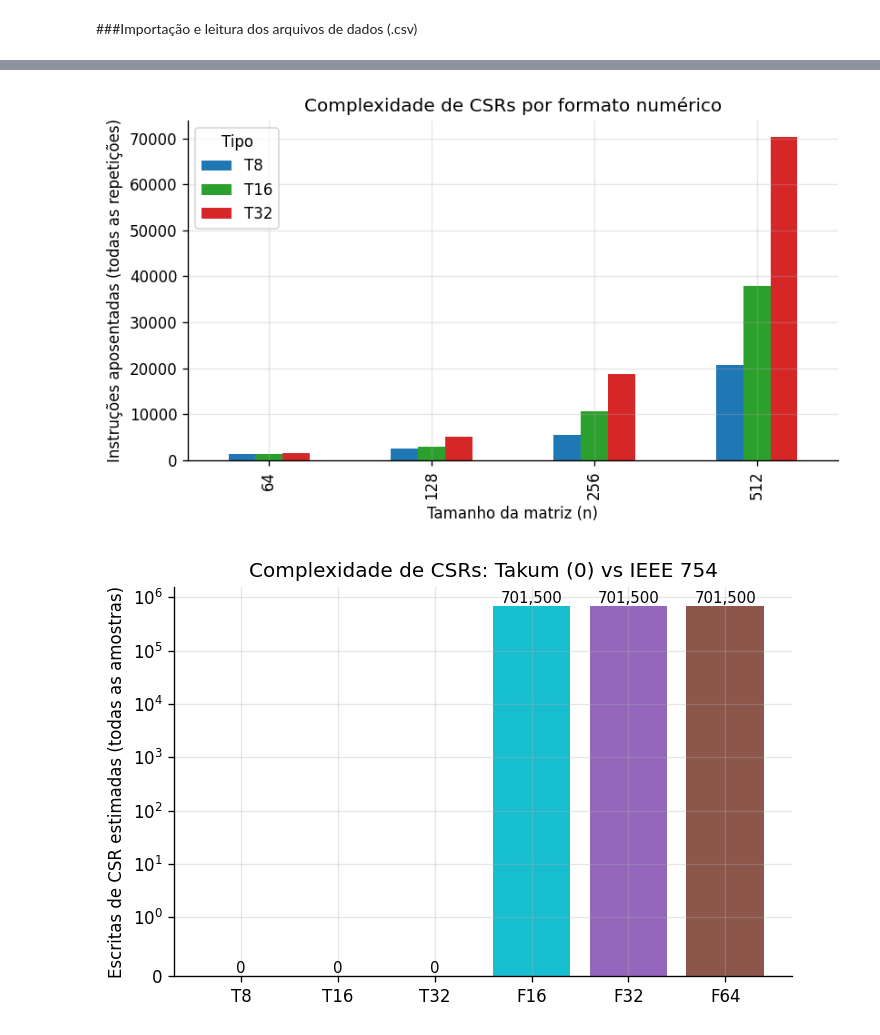
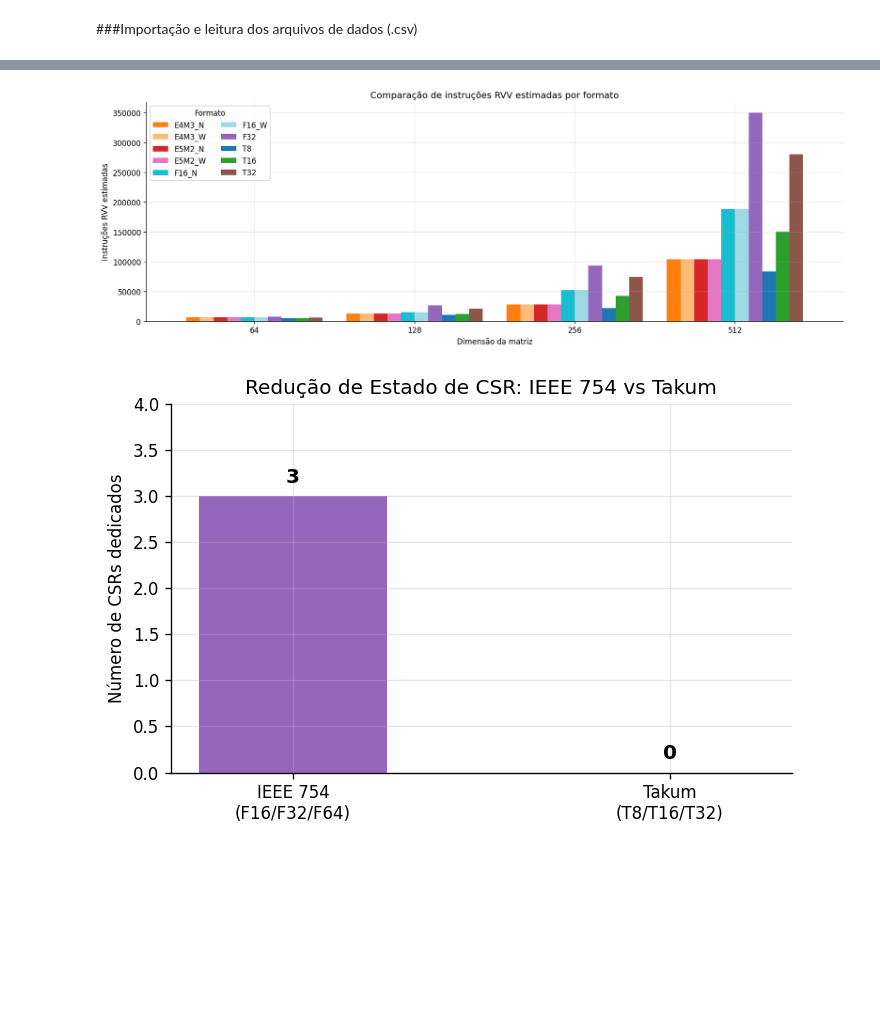
Before and after one commit to Thalesed/Trabalho_AOC, a Jupyter notebook: benchmark/benchmark_takum.ipynb, the cells around one changed output, grey strips where cells are left out. Drawn from its saved outputs; the diff is of its cells as text; code cells hidden in the pictures; blank space fills up the shorter version.

```diff
--- a/benchmark/benchmark_takum.ipynb
+++ b/benchmark/benchmark_takum.ipynb
@@ -257,46 +318,65 @@ plot_error_vs_size(df, FIG_DIR)
 # %%
 def plot_inst_retired(df: pd.DataFrame, out_dir: Path) -> None:
-    sub = df[df["tipo"].isin(["T8", "T16", "T32"])]
-    if sub.empty:
-        return
-    pivot = sub.pivot_table(
-        index="size", columns="tipo",
-        values="inst_retired", aggfunc="sum",
-    ).reindex(columns=["T8", "T16", "T32"])
-    fig, ax = plt.subplots(figsize=(7, 4.2))
-    pivot.plot(kind="bar", ax=ax,
-               color=[COLORS[c] for c in pivot.columns])
-    ax.set_xlabel("Tamanho da matriz (n)")
-    ax.set_ylabel("Instruções aposentadas (todas as repetições)")
-    ax.set_title("Complexidade de CSRs por formato numérico")
-    ax.legend(title="Tipo")
+    pivot = df.pivot_table(
+        index="size",
+        columns="format",
+        values="rvv_inst_est",
+        aggfunc="sum"
+    ).reindex(columns=TIPOS)
+
+    fig, ax = plt.subplots(figsize=(14, 5))
+
+    pivot.plot(
+        kind="bar",
+        ax=ax,
+        color=[COLORS[c] for c in pivot.columns],
+        width=0.85
+    )
+
+    ax.set_xlabel("Dimensão da matriz")
+    ax.set_ylabel("Instruções RVV estimadas")
+    ax.set_title("Comparação de instruções RVV estimadas por formato")
+    ax.legend(title="Formato", ncol=2)
+    ax.tick_params(axis="x", rotation=0)
+
     fig.tight_layout()
-    fig.savefig(out_dir / "fig_inst_retired.png")
+    fig.savefig(out_dir / "fig_inst_retired.png", dpi=300)
     plt.show()
     plt.close(fig)
 
+
 plot_inst_retired(df, FIG_DIR)
 # %% [output]
-[figure, old version]
+[figure, new version]
 # %%
-def plot_csr_writes(df: pd.DataFrame, out_dir: Path) -> None:
-    agg = df.groupby("tipo")["csr_writes_est"].sum().reindex(TIPOS)
+def plot_csr_comparison(out_dir: Path) -> None:
     fig, ax = plt.subplots(figsize=(6, 4))
-    bars = ax.bar(agg.index, agg.values,
-                  color=[COLORS[b] for b in agg.index])
-    ax.set_ylabel("Escritas de CSR estimadas (todas as amostras)")
-    ax.set_title("Complexidade de CSRs: Takum (0) vs IEEE 754")
-    for bar, v in zip(bars, agg.values):
-        ax.annotate(f"{int(v):,}", (bar.get_x() + bar.get_width() / 2, v),
-                    ha="center", va="bottom", fontsize=9)
-    ax.set_yscale("symlog", linthresh=1)
+
+    categorias = ["IEEE 754\n(F16/F32/F64)", "Takum\n(T8/T16/T32)"]
+    csrs = [3, 0]
+    cores = ["#9467bd", "#1f77b4"]
+
+    bars = ax.bar(categorias, csrs, color=cores, width=0.5)
+
+    ax.set_ylabel("Número de CSRs dedicados")
+    ax.set_title("Redução de Estado de CSR: IEEE 754 vs Takum")
+    ax.set_ylim(0, 4)
+
+    for bar, v in zip(bars, csrs):
+        ax.text(bar.get_x() + bar.get_width() / 2, bar.get_height() + 0.1,
+                str(v), ha="center", va="bottom", fontsize=12, fontweight="bold")
+
     fig.tight_layout()
-    fig.savefig(out_dir / "fig_csr_writes.png")
+    fig.savefig(out_dir / "fig_csr_comparison.png")
     plt.show()
     plt.close(fig)
 
-plot_csr_writes(df, FIG_DIR)
+plot_csr_comparison(FIG_DIR)
+
+# Anotação explicativa
+# Takum: arredondamento fixo (RNE), sem exceções (só NaR)
+# IEEE: requer fflags (exceções) e frm (modo de arredondamento)
 # %% [output]
-[figure, old version]
+[figure, new version]
 # %%
 def plot_err_boxplot(df: pd.DataFrame, out_dir: Path) -> None:
```
Also changed, not shown: parts of 14 cells of this notebook, 1 other file.
